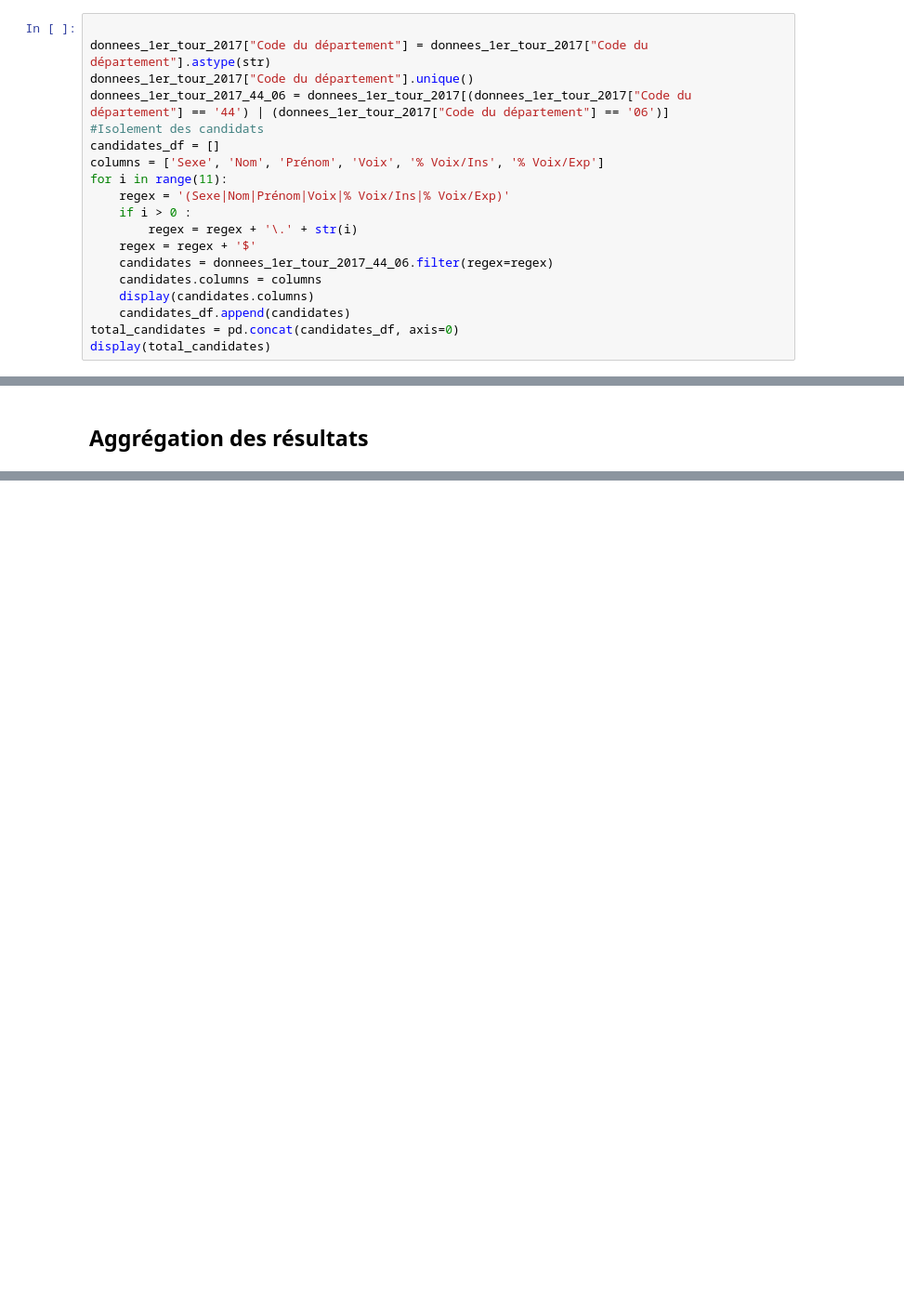
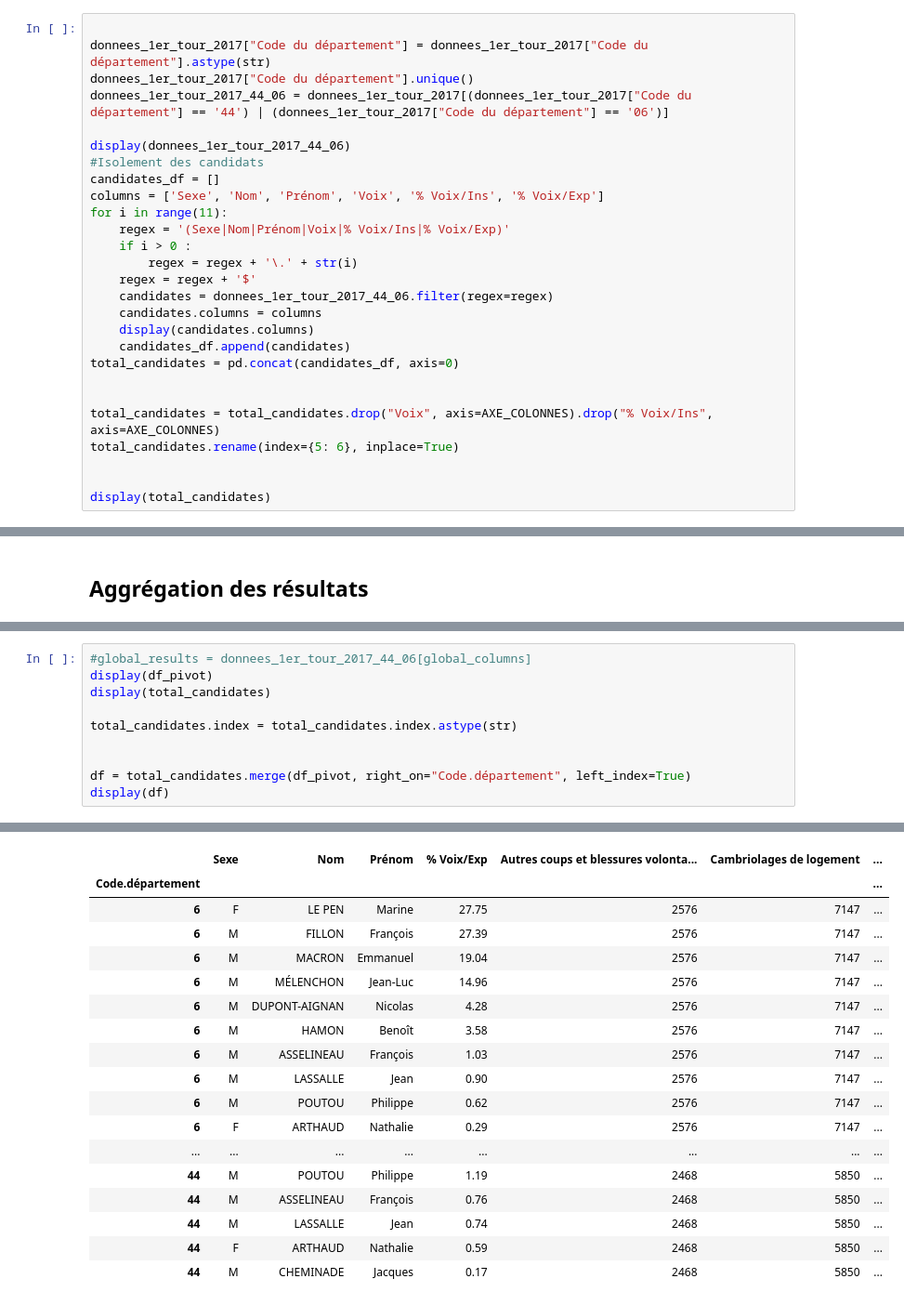
Before and after one commit to CinquinAndy/i1-mspr-data, a Jupyter notebook: Notebook_visu_graphs.ipynb, the cells around one changed output, grey strips where cells are left out. Shown at 93% size. Saved outputs shown, nothing was run; the diff lists cells and outputs as text; blank space fills up the shorter version.

```diff
--- a/Notebook_visu_graphs.ipynb
+++ b/Notebook_visu_graphs.ipynb
@@ -525,6 +526,8 @@ Index(['Code du département', 'Libellé du département', 'Inscrits',
 donnees_1er_tour_2017["Code du département"] = donnees_1er_tour_2017["Code du département"].astype(str)
 donnees_1er_tour_2017["Code du département"].unique()
 donnees_1er_tour_2017_44_06 = donnees_1er_tour_2017[(donnees_1er_tour_2017["Code du département"] == '44') | (donnees_1er_tour_2017["Code du département"] == '06')]
+
+display(donnees_1er_tour_2017_44_06)
 #Isolement des candidats
 candidates_df = []
 columns = ['Sexe', 'Nom', 'Prénom', 'Voix', '% Voix/Ins', '% Voix/Exp']
@@ -538,5 +541,11 @@ for i in range(11):
     display(candidates.columns)
     candidates_df.append(candidates)
 total_candidates = pd.concat(candidates_df, axis=0)
+
+
+total_candidates = total_candidates.drop("Voix", axis=AXE_COLONNES).drop("% Voix/Ins", axis=AXE_COLONNES)
+total_candidates.rename(index={5: 6}, inplace=True)
+
+
 display(total_candidates)
 # %% [output]
@@ -649,0 +610,11 @@ election_results_2017
+# %%
+#global_results = donnees_1er_tour_2017_44_06[global_columns]
+display(df_pivot)
+display(total_candidates)
+
+total_candidates.index = total_candidates.index.astype(str)
+
+
+df = total_candidates.merge(df_pivot, right_on="Code.département", left_index=True)
+display(df)
+# %% [output]
@@ -649,0 +642,18 @@ election_results_2017
+|  | Sexe | Nom | Prénom | % Voix/Exp | Autres coups et blessures volonta... | Cambriolages de logement | ... |
+| Code.département |  |  |  |  |  |  | ... |
+| 6 | F | LE PEN | Marine | 27.75 | 2576 | 7147 | ... |
+| 6 | M | FILLON | François | 27.39 | 2576 | 7147 | ... |
+| 6 | M | MACRON | Emmanuel | 19.04 | 2576 | 7147 | ... |
+| 6 | M | MÉLENCHON | Jean-Luc | 14.96 | 2576 | 7147 | ... |
+| 6 | M | DUPONT-AIGNAN | Nicolas | 4.28 | 2576 | 7147 | ... |
+| 6 | M | HAMON | Benoît | 3.58 | 2576 | 7147 | ... |
+| 6 | M | ASSELINEAU | François | 1.03 | 2576 | 7147 | ... |
+| 6 | M | LASSALLE | Jean | 0.90 | 2576 | 7147 | ... |
+| 6 | M | POUTOU | Philippe | 0.62 | 2576 | 7147 | ... |
+| 6 | F | ARTHAUD | Nathalie | 0.29 | 2576 | 7147 | ... |
+| ... | ... | ... | ... | ... | ... | ... | ... |
+| 44 | M | POUTOU | Philippe | 1.19 | 2468 | 5850 | ... |
+| 44 | M | ASSELINEAU | François | 0.76 | 2468 | 5850 | ... |
+| 44 | M | LASSALLE | Jean | 0.74 | 2468 | 5850 | ... |
+| 44 | F | ARTHAUD | Nathalie | 0.59 | 2468 | 5850 | ... |
+| 44 | M | CHEMINADE | Jacques | 0.17 | 2468 | 5850 | ... |
```
Also changed, not shown: parts of 15 cells of this notebook, 2 other files.
